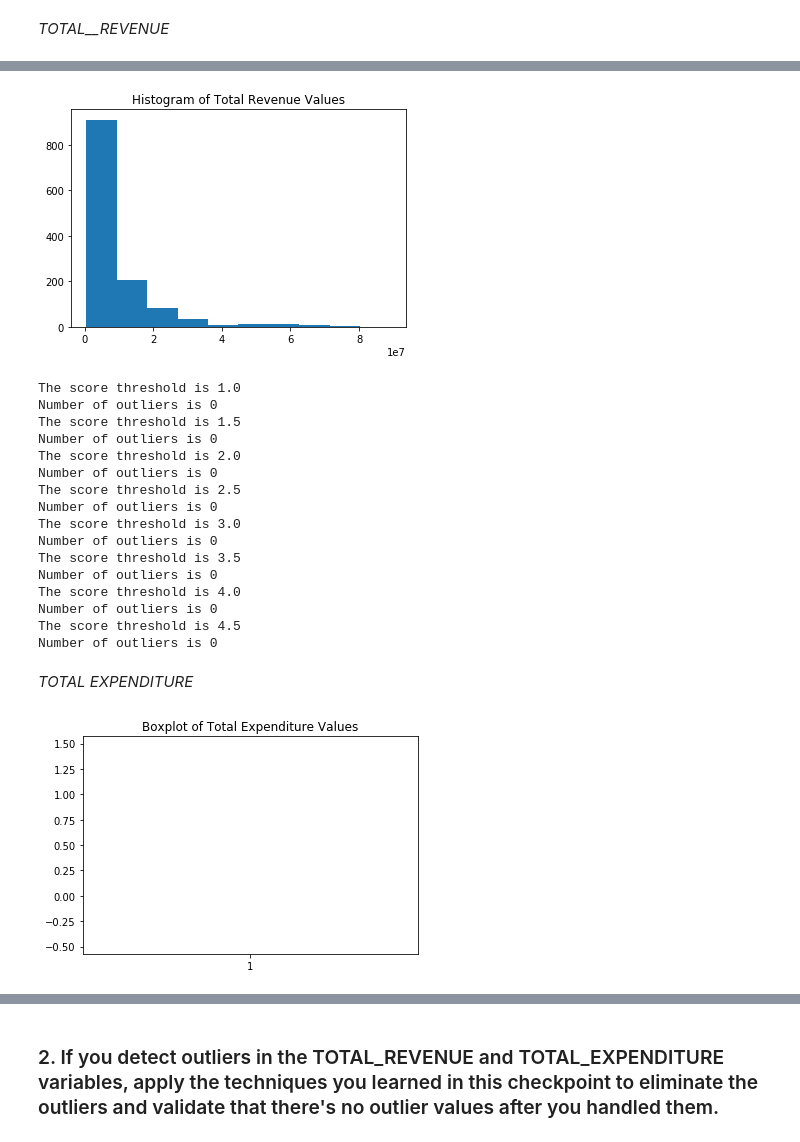
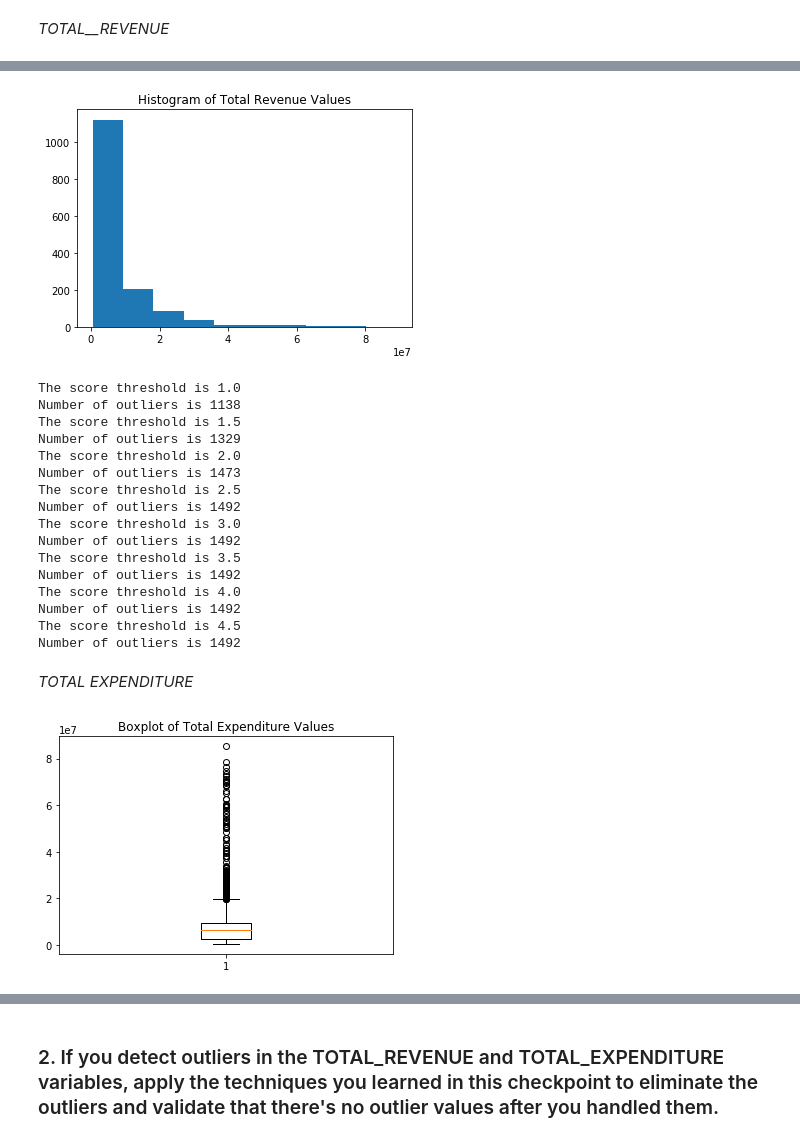
Before and after one commit to DanikaHannon/Data-Science-Drills, a Jupyter notebook: 17.3 Data Cleaning 3 - Outliers.ipynb, the cells around one changed output, grey strips where cells are left out. Cells and saved outputs as stored; diff of their text form; code cells hidden in the pictures.

```diff
--- a/17.3 Data Cleaning 3 - Outliers.ipynb
+++ b/17.3 Data Cleaning 3 - Outliers.ipynb
@@ -60,0 +63,15 @@ education_df.head()
+# %%
+education_df_without_nan_values = education_df.copy()
+
+replace_nan_values_with_averages_list = ['ENROLL', 'TOTAL_REVENUE', 'FEDERAL_REVENUE',
+             'STATE_REVENUE', 'LOCAL_REVENUE', 'TOTAL_EXPENDITURE',
+             'INSTRUCTION_EXPENDITURE', 'SUPPORT_SERVICES_EXPENDITURE',
+             'OTHER_EXPENDITURE', 'CAPITAL_OUTLAY_EXPENDITURE', 'GRADES_PK_G',
+             'GRADES_KG_G', 'GRADES_4_G', 'GRADES_8_G', 'GRADES_12_G', 'GRADES_1_8_G',
+             'GRADES_9_12_G', 'GRADES_ALL_G']
+
+for col in replace_nan_values_with_averages_list:
+    education_df_without_nan_values.fillna(education_df_without_nan_values[
+        replace_nan_values_with_averages_list].mean(), inplace=True)
+
+education_df_without_nan_values.isnull().sum()*100/education_df_without_nan_values.isnull().count()
@@ -73,13 +109,13 @@ plt.show()
 # %%
-plt.hist(education_df['TOTAL_REVENUE'])
+plt.hist(education_df_without_nan_values['TOTAL_REVENUE'])
 plt.title('Histogram of Total Revenue Values')
 plt.show()
 
 # Yes, the TOTAL_REVENUE column has outliers.
 # %% [output]
-[figure, old version]
+[figure, new version]
 # %%
-q75, q25 = np.percentile(np.log(education_df['TOTAL_REVENUE']), [75, 25])
+q75, q25 = np.percentile(np.log(education_df_without_nan_values['TOTAL_REVENUE']), [75, 25])
 iqr = q75 - q25
 
 for threshold in np.arange(1, 5, 0.5):
@@ -87,33 +123,31 @@ for threshold in np.arange(1, 5, 0.5):
     max_val = q75 - (iqr*threshold)
     print('The score threshold is {}'.format(threshold))
     print('Number of outliers is {}'.format(
-    len((np.where((np.log(education_df['TOTAL_REVENUE']) > max_val)
-                 | (np.log(education_df['TOTAL_REVENUE']) < min_val))[0]))))
+    len((np.where((np.log(education_df_without_nan_values['TOTAL_REVENUE']) > max_val)
+                 | (np.log(education_df_without_nan_values['TOTAL_REVENUE']) < min_val))[0]))))
 # %% [output]
 The score threshold is 1.0
-Number of outliers is 0
+Number of outliers is 1138
 The score threshold is 1.5
-Number of outliers is 0
+Number of outliers is 1329
 The score threshold is 2.0
-Number of outliers is 0
+Number of outliers is 1473
 The score threshold is 2.5
-Number of outliers is 0
+Number of outliers is 1492
 The score threshold is 3.0
-Number of outliers is 0
+Number of outliers is 1492
 The score threshold is 3.5
-Number of outliers is 0
+Number of outliers is 1492
 The score threshold is 4.0
-Number of outliers is 0
+Number of outliers is 1492
 The score threshold is 4.5
-Number of outliers is 0
+Number of outliers is 1492
 # %% [markdown]
 _TOTAL EXPENDITURE_
 # %%
-plt.boxplot(education_df['TOTAL_EXPENDITURE'])
+plt.boxplot(education_df_without_nan_values['TOTAL_EXPENDITURE'])
 plt.title('Boxplot of Total Expenditure Values')
 plt.show()
-
-# This boxplot isn't showing up either.
 # %% [output]
-[figure, old version]
+[figure, new version]
 # %%
```
Also changed, not shown: parts of 21 cells of this notebook.
